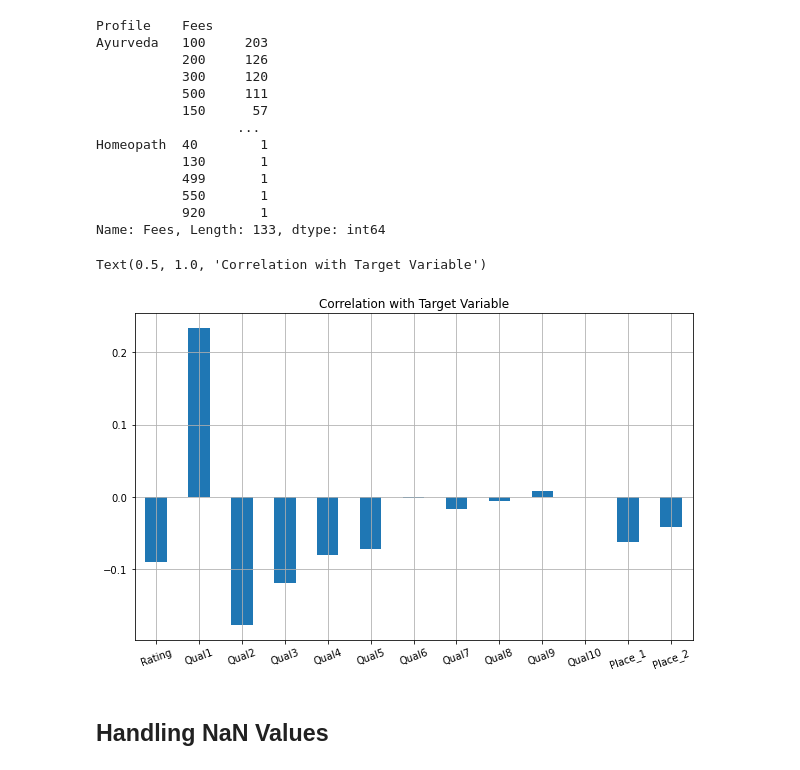
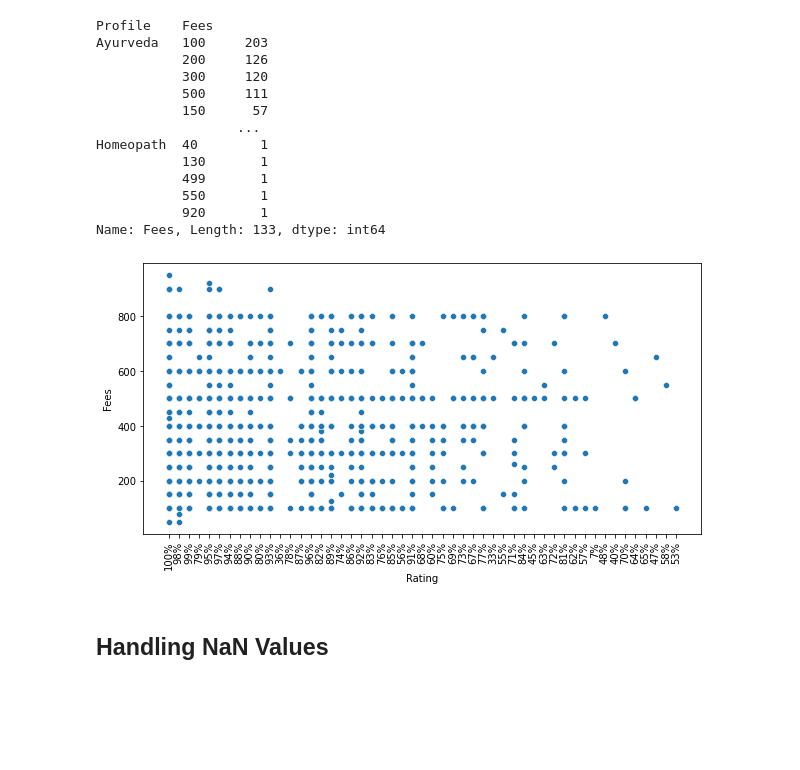
Before and after one commit to dsvikasojha/Evaluation-Project---Doctor-Fees, a Jupyter notebook: Evaluation Project- Doctor Fees.ipynb, the cells around one changed output. Cells and saved outputs as stored; diff of their text form; code cells hidden in the pictures; blank space fills up the shorter version.

```diff
--- a/Evaluation Project- Doctor Fees.ipynb
+++ b/Evaluation Project- Doctor Fees.ipynb
@@ -172,15 +174,13 @@ Homeopath  40        1
            550       1
            920       1
 Name: Fees, Length: 133, dtype: int64
-# %%
-# Checking the correlation with target
-plt.figure(figsize=(10,6))
-ds.drop('Fees',axis=1).corrwith(ds['Fees']).plot(kind='bar', grid=True)
-plt.xticks(rotation=20)
-plt.title("Correlation with Target Variable")
-# %% [output]
-Text(0.5, 1.0, 'Correlation with Target Variable')
-[figure, removed]
+# %%
+plt.figure(figsize=(10,5))
+plt.xticks(rotation=90)
+sns.scatterplot(x= ds['Rating'],y =ds['Fees'])
+plt.show()
+# %% [output]
+[figure, added]
 # %% [markdown]
 ## Handling NaN Values
 # %%
```
Also changed, not shown: parts of 25 cells of this notebook.
